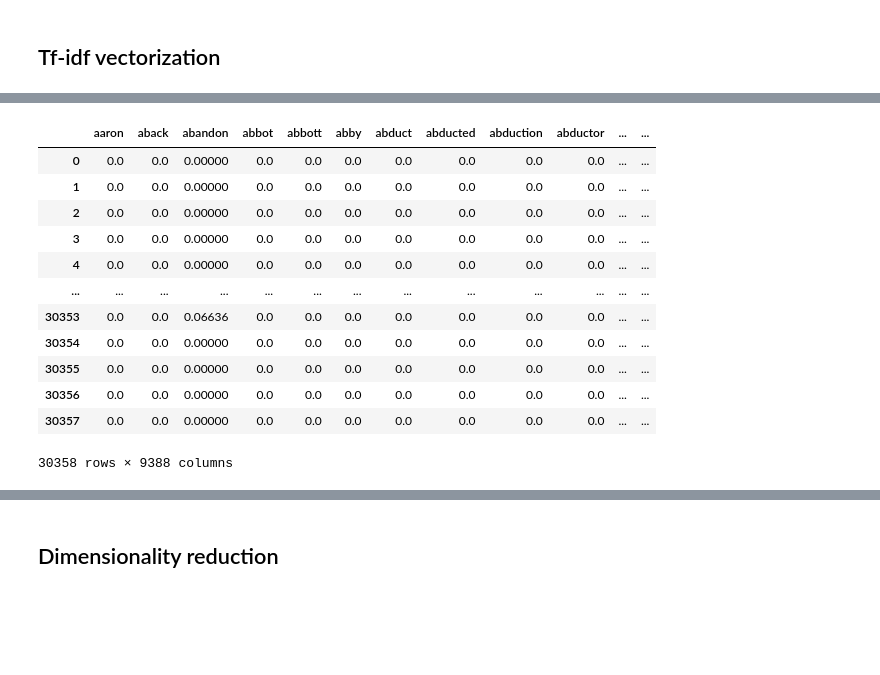
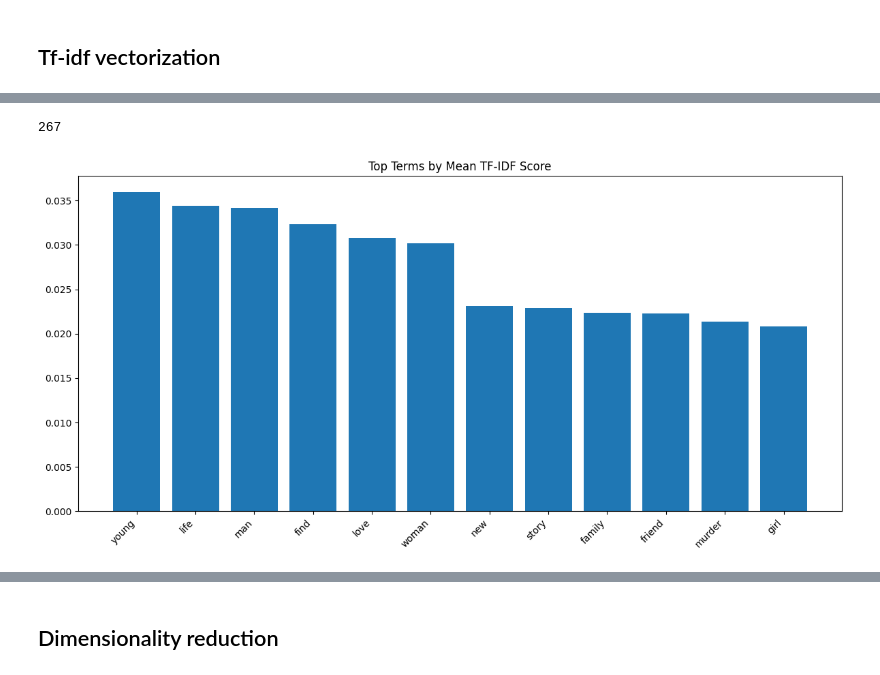
Before and after one commit to srjheam/ufes-cdados-movie-synopsis-clustering, a Jupyter notebook: main.ipynb, the cells around one changed output, grey strips where cells are left out. Cells and saved outputs as stored; diff of their text form; code cells hidden in the pictures; blank space fills up the shorter version.

```diff
--- a/main.ipynb
+++ b/main.ipynb
@@ -262,8 +343,10 @@ vectorizer = TfidfVectorizer(
     lowercase=False,
 
     ngram_range=(1, 2),
-    min_df=5
+    max_df=.5,
+    min_df=5,
+
+    #sublinear_tf=True,
 )
 
-X = vectorizer.fit_transform(df['sinopse_tokens'])
-feature_names = vectorizer.get_feature_names_out()
+X_tfidf = vectorizer.fit_transform(df['sinopse_tokens'])
@@ -290,16 +353,6 @@ df_tfidf = pd.DataFrame(
-# %%
-df_tfidf
-# %% [output]
-|  | aaron | aback | abandon | abbot | abbott | abby | abduct | abducted | abduction | abductor | ... | ... |
-| 0 | 0.0 | 0.0 | 0.00000 | 0.0 | 0.0 | 0.0 | 0.0 | 0.0 | 0.0 | 0.0 | ... | ... |
-| 1 | 0.0 | 0.0 | 0.00000 | 0.0 | 0.0 | 0.0 | 0.0 | 0.0 | 0.0 | 0.0 | ... | ... |
-| 2 | 0.0 | 0.0 | 0.00000 | 0.0 | 0.0 | 0.0 | 0.0 | 0.0 | 0.0 | 0.0 | ... | ... |
-| 3 | 0.0 | 0.0 | 0.00000 | 0.0 | 0.0 | 0.0 | 0.0 | 0.0 | 0.0 | 0.0 | ... | ... |
-| 4 | 0.0 | 0.0 | 0.00000 | 0.0 | 0.0 | 0.0 | 0.0 | 0.0 | 0.0 | 0.0 | ... | ... |
-| ... | ... | ... | ... | ... | ... | ... | ... | ... | ... | ... | ... | ... |
-| 30353 | 0.0 | 0.0 | 0.06636 | 0.0 | 0.0 | 0.0 | 0.0 | 0.0 | 0.0 | 0.0 | ... | ... |
-| 30354 | 0.0 | 0.0 | 0.00000 | 0.0 | 0.0 | 0.0 | 0.0 | 0.0 | 0.0 | 0.0 | ... | ... |
-| 30355 | 0.0 | 0.0 | 0.00000 | 0.0 | 0.0 | 0.0 | 0.0 | 0.0 | 0.0 | 0.0 | ... | ... |
-| 30356 | 0.0 | 0.0 | 0.00000 | 0.0 | 0.0 | 0.0 | 0.0 | 0.0 | 0.0 | 0.0 | ... | ... |
-| 30357 | 0.0 | 0.0 | 0.00000 | 0.0 | 0.0 | 0.0 | 0.0 | 0.0 | 0.0 | 0.0 | ... | ... |
-30358 rows × 9388 columns
+# %%
+feature_names = vectorizer.get_feature_names_out()
+
+len(feature_names)
+# %% [output]
+267
@@ -305,0 +361,21 @@ df_tfidf
+# %%
+# plot important n_terms
+mean_tfidf = X_tfidf.mean(axis=0).A1
+
+terms_scores = pd.DataFrame({
+    'term': vectorizer.get_feature_names_out(),
+    'score': mean_tfidf
+})
+# %%
+terms_scores = terms_scores.sort_values('score', ascending=False)
+
+n_terms = 12
+
+plt.figure(figsize=(12, 6))
+plt.bar(terms_scores['term'][:n_terms], terms_scores['score'][:n_terms])
+plt.xticks(rotation=45, ha='right')
+plt.title('Top Terms by Mean TF-IDF Score')
+plt.tight_layout()
+plt.show()
+# %% [output]
+[figure, added]
```
Also changed, not shown: parts of 93 cells of this notebook, 2 other files.
